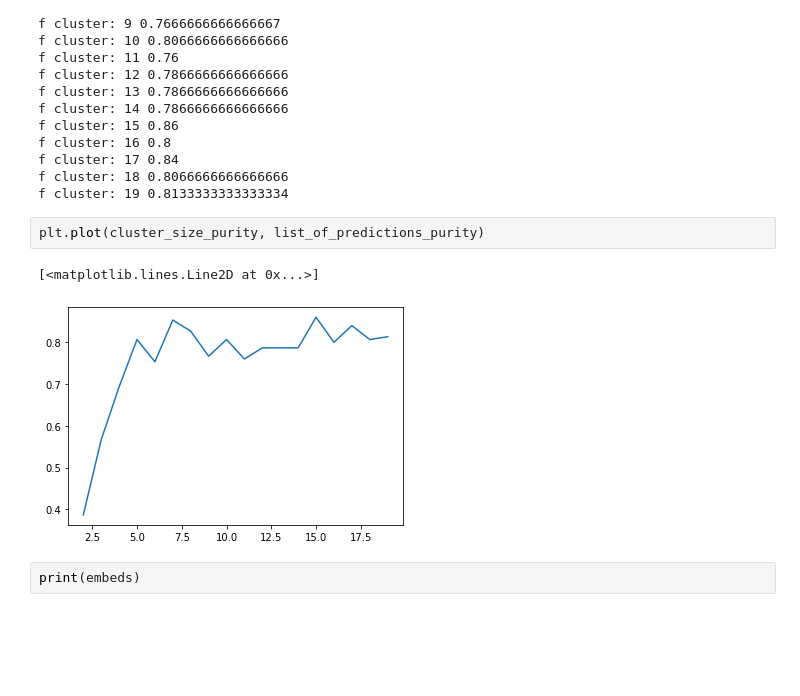
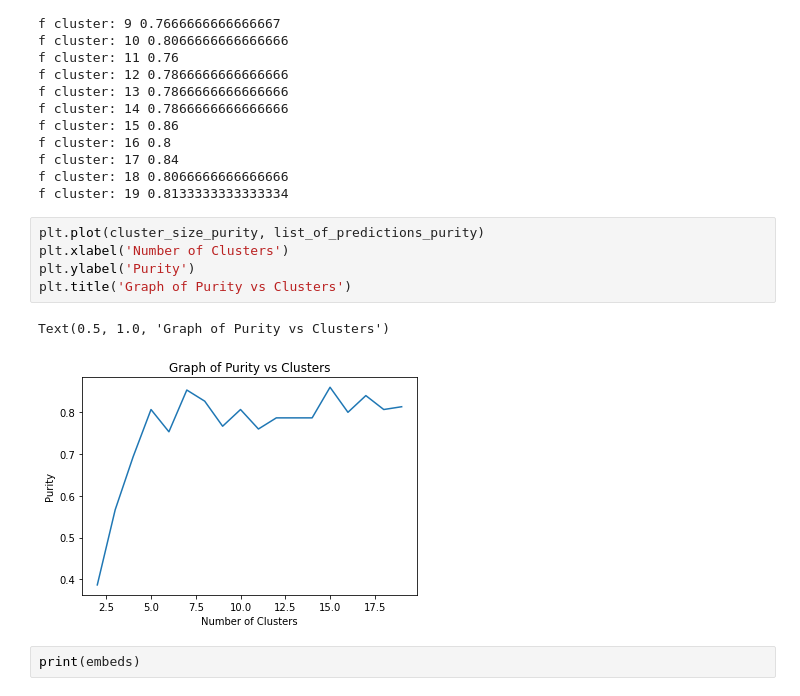
Before and after one commit to ahsun-tariq/cs-534-ia4, a Jupyter notebook: IA4 (1).ipynb, the cells around one changed output. Drawn from its saved outputs; the diff is of its cells as text; blank space fills up the shorter version.

```diff
--- a/IA4 (1).ipynb
+++ b/IA4 (1).ipynb
@@ -610,9 +442,12 @@ f cluster: 18 0.8066666666666666
 f cluster: 19 0.8133333333333334
 # %%
 plt.plot(cluster_size_purity, list_of_predictions_purity)
+plt.xlabel('Number of Clusters')
+plt.ylabel('Purity')
+plt.title('Graph of Purity vs Clusters')
 # %% [output]
-[<matplotlib.lines.Line2D at 0x...>]
+Text(0.5, 1.0, 'Graph of Purity vs Clusters')
-[figure, old version]
+[figure, new version]
 # %%
 print(embeds)
 # %% [output]
```
Also changed, not shown: parts of 49 cells of this notebook, 8 other files.
